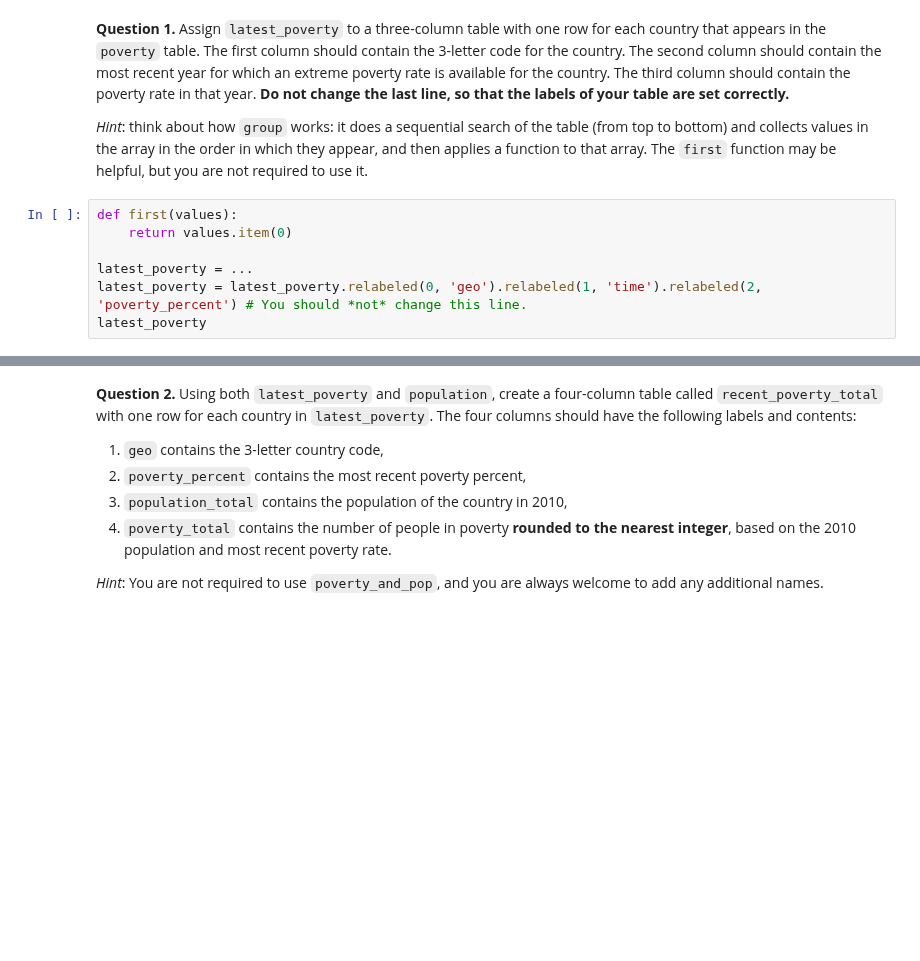
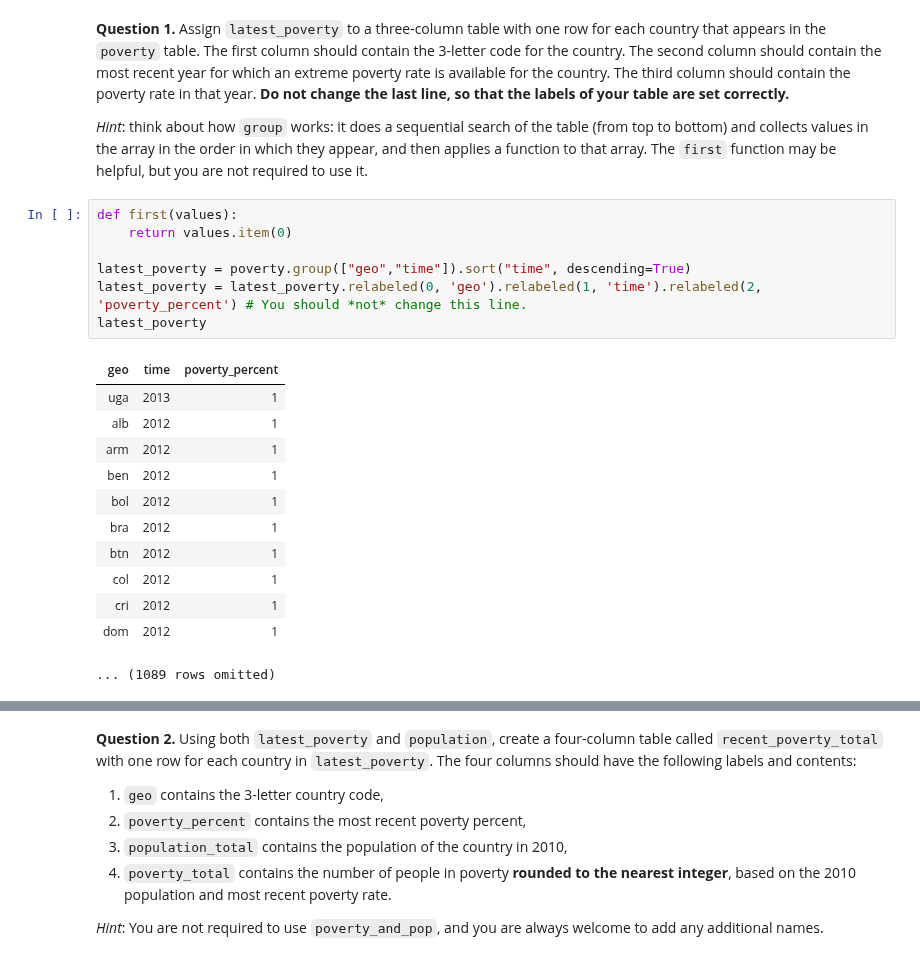
Before and after one commit to zeke5172-wq/Data-Analytics-class, a Jupyter notebook: project1/project1.ipynb, the cells around one changed output, grey strips where cells are left out. Saved outputs shown, nothing was run; the diff lists cells and outputs as text; blank space fills up the shorter version.

```diff
--- a/project1/project1.ipynb
+++ b/project1/project1.ipynb
@@ -574,9 +588,22 @@ poverty.show(3)
 # %%
 def first(values):
     return values.item(0)
 
-latest_poverty = ...
+latest_poverty = poverty.group(["geo","time"]).sort("time", descending=True)
 latest_poverty = latest_poverty.relabeled(0, 'geo').relabeled(1, 'time').relabeled(2, 'poverty_percent') # You should *not* change this line.
 latest_poverty
+# %% [output]
+| geo | time | poverty_percent |
+| uga | 2013 | 1 |
+| alb | 2012 | 1 |
+| arm | 2012 | 1 |
+| ben | 2012 | 1 |
+| bol | 2012 | 1 |
+| bra | 2012 | 1 |
+| btn | 2012 | 1 |
+| col | 2012 | 1 |
+| cri | 2012 | 1 |
+| dom | 2012 | 1 |
+... (1089 rows omitted)
 # %%
 grader.check("q2_1")
```
Also changed, not shown: parts of 4 cells of this notebook, 1 other file.
